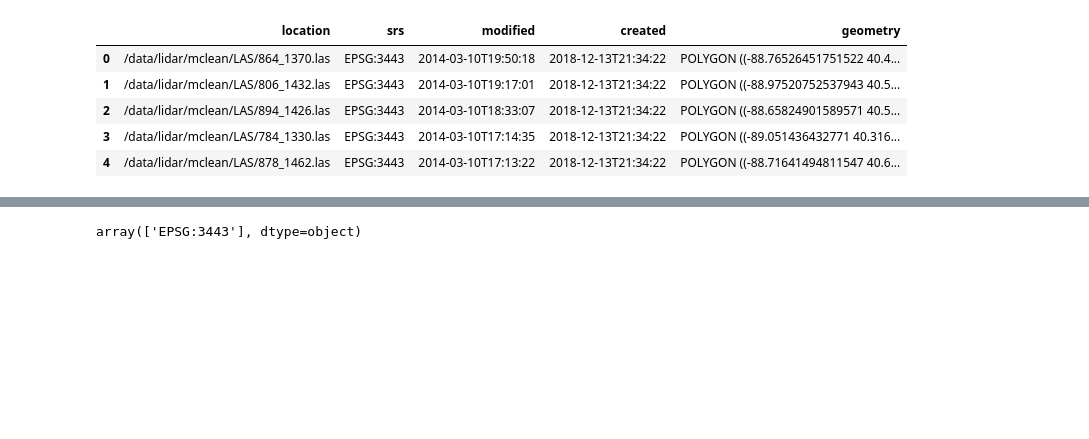
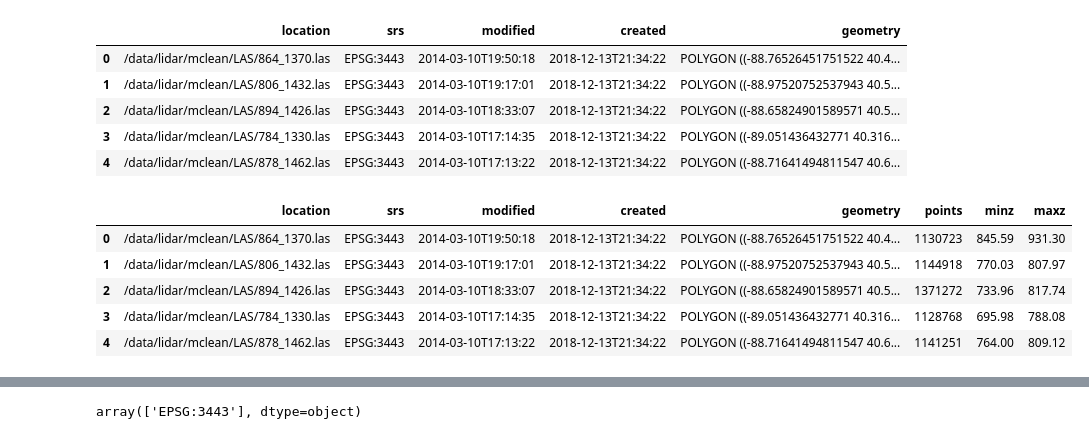
Before and after one commit to jterstriep/lidar-notebooks, a Jupyter notebook: inspect_tindex.ipynb, the cells around one changed output, grey strips where cells are left out. Saved outputs shown, nothing was run; the diff lists cells and outputs as text; code cells hidden in the pictures; blank space fills up the shorter version.

```diff
--- a/las_tile_index.ipynb
+++ b/inspect_tindex.ipynb
@@ -37,3 +38,23 @@ memory usage: 344.1+ KB
 | 2 | /data/lidar/mclean/LAS/894_1426.las | EPSG:3443 | 2014-03-10T18:33:07 | 2018-12-13T21:34:22 | POLYGON ((-88.65824901589571 40.5... |
 | 3 | /data/lidar/mclean/LAS/784_1330.las | EPSG:3443 | 2014-03-10T17:14:35 | 2018-12-13T21:34:22 | POLYGON ((-89.051436432771 40.316... |
 | 4 | /data/lidar/mclean/LAS/878_1462.las | EPSG:3443 | 2014-03-10T17:13:22 | 2018-12-13T21:34:22 | POLYGON ((-88.71641494811547 40.6... |
+# %%
+points, minz, maxz = [],[],[]
+for las in tindex['location']:
+    f = File(las.replace('/data','..'))
+    points.append(len(f))
+    minz.append(f.header.min[2])
+    maxz.append(f.header.max[2])
+    f.close()
+
+tindex['points'] = points
+tindex['minz'] = minz
+tindex['maxz'] = maxz
+tindex.head()
+# %% [output]
+|  | location | srs | modified | created | geometry | points | minz | maxz |
+| 0 | /data/lidar/mclean/LAS/864_1370.las | EPSG:3443 | 2014-03-10T19:50:18 | 2018-12-13T21:34:22 | POLYGON ((-88.76526451751522 40.4... | 1130723 | 845.59 | 931.30 |
+| 1 | /data/lidar/mclean/LAS/806_1432.las | EPSG:3443 | 2014-03-10T19:17:01 | 2018-12-13T21:34:22 | POLYGON ((-88.97520752537943 40.5... | 1144918 | 770.03 | 807.97 |
+| 2 | /data/lidar/mclean/LAS/894_1426.las | EPSG:3443 | 2014-03-10T18:33:07 | 2018-12-13T21:34:22 | POLYGON ((-88.65824901589571 40.5... | 1371272 | 733.96 | 817.74 |
+| 3 | /data/lidar/mclean/LAS/784_1330.las | EPSG:3443 | 2014-03-10T17:14:35 | 2018-12-13T21:34:22 | POLYGON ((-89.051436432771 40.316... | 1128768 | 695.98 | 788.08 |
+| 4 | /data/lidar/mclean/LAS/878_1462.las | EPSG:3443 | 2014-03-10T17:13:22 | 2018-12-13T21:34:22 | POLYGON ((-88.71641494811547 40.6... | 1141251 | 764.00 | 809.12 |
```
Also changed, not shown: parts of 2 cells of this notebook.
